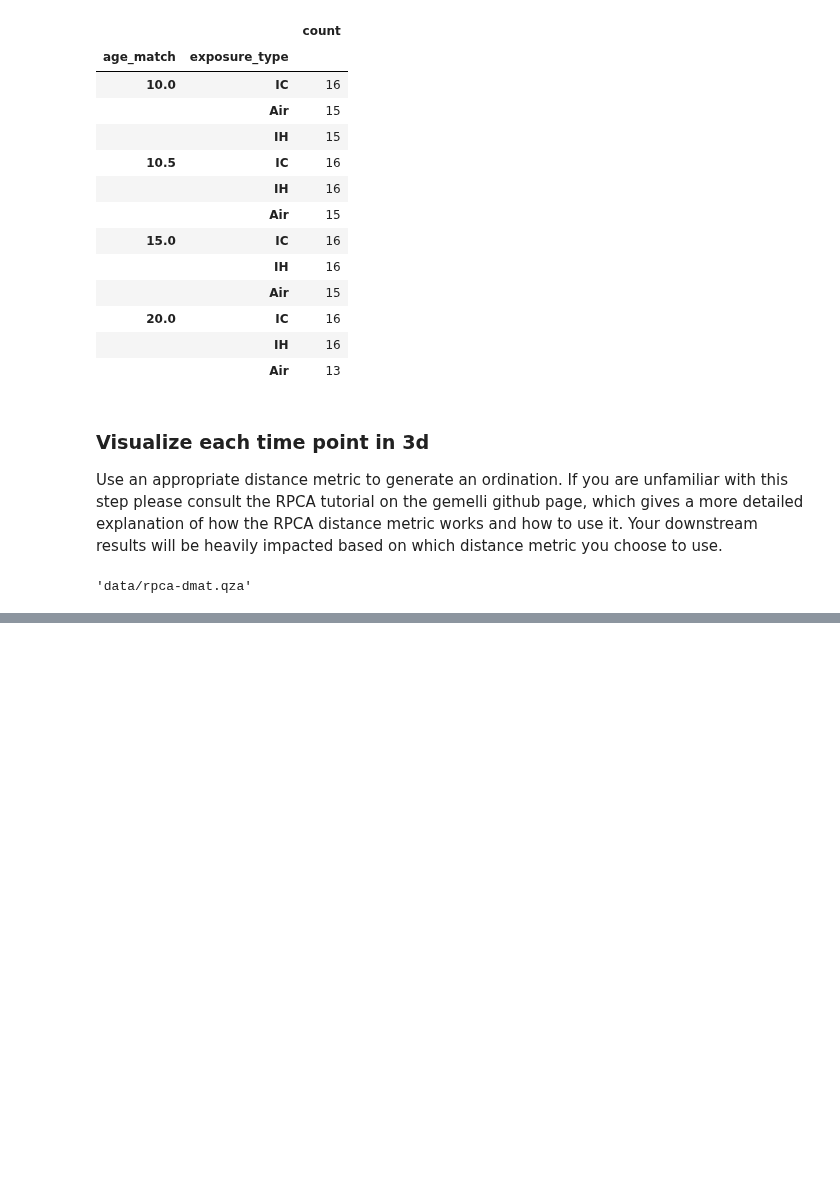
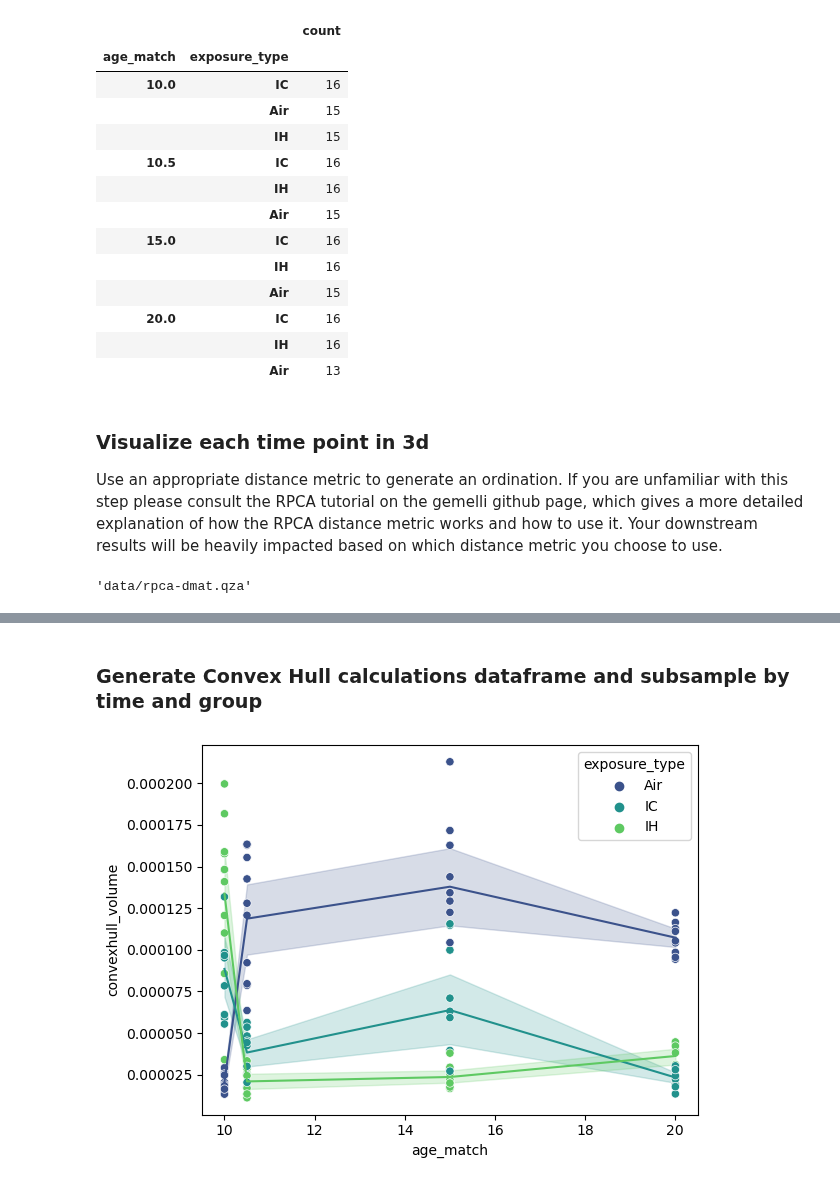
Before and after one commit to dpear/q2-convexhull2, a Jupyter notebook: 01-ch-visualizations-tutorial.ipynb, the cells around one changed output, grey strips where cells are left out. Cells and saved outputs as stored; diff of their text form; code cells hidden in the pictures; blank space fills up the shorter version.

```diff
--- a/01-ch-visualizations-tutorial.ipynb
+++ b/01-ch-visualizations-tutorial.ipynb
@@ -80,0 +261,2 @@ ord = result.biplot.view(skbio.OrdinationResults)
+# %% [markdown]
+### Generate Convex Hull calculations dataframe and subsample by time and group
@@ -80,0 +361,26 @@ ord = result.biplot.view(skbio.OrdinationResults)
+# %%
+def plot_subsampled_hulls(all_hulls, TIME_COL, GROUP_COL, palette='viridis'):
+
+    x=TIME_COL
+    y='convexhull_volume'
+    hue=GROUP_COL
+    data=all_hulls
+    sns.lineplot(
+        data=data,
+        x=x,
+        y=y,
+        hue=hue,
+        legend=False,
+        palette=palette
+    )
+    sns.scatterplot(data=data, x=x, y=y, hue=hue,
+                    palette=palette)
+    plt.show()
+
+
+all_hulls = generate_all_hulls(
+    meta, ord, GROUP_COL, TIME_COL, n_subsamples=10)
+
+plot_subsampled_hulls(all_hulls, TIME_COL, GROUP_COL)
+# %% [output]
+[figure, added]
```
Also changed, not shown: parts of 2 cells of this notebook.
